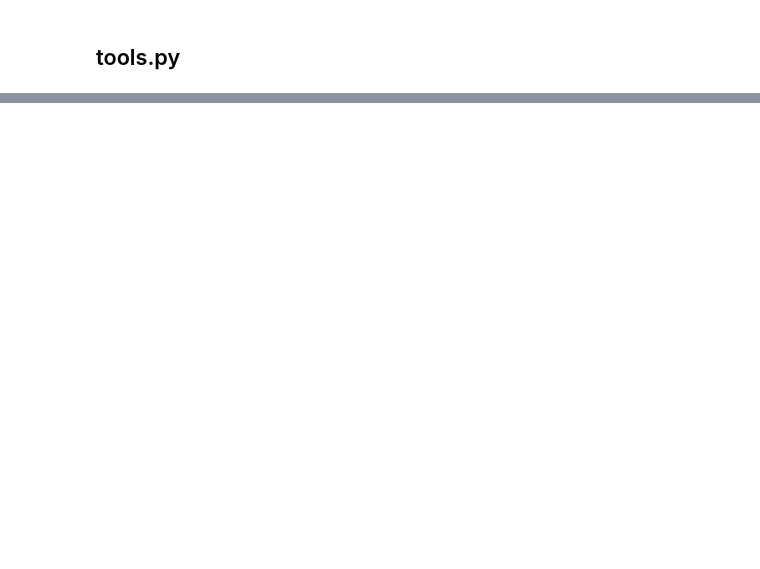
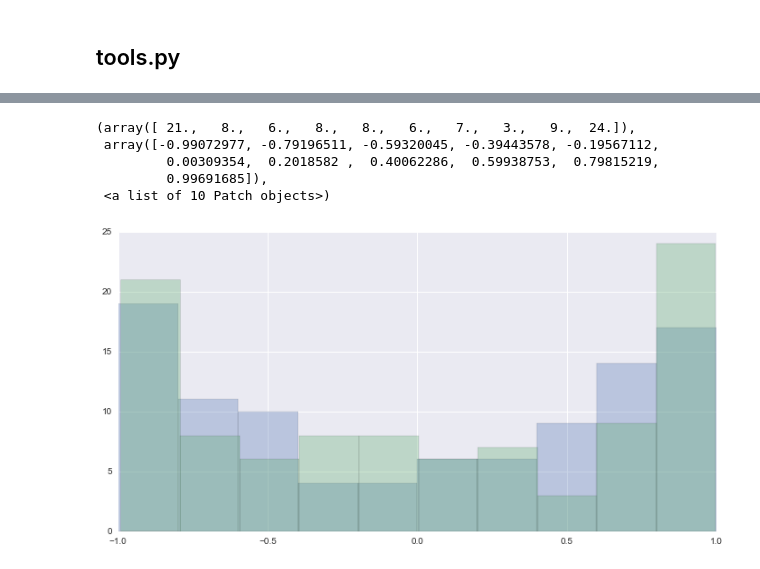
Before and after one commit to rbardenet/dppmc, a Jupyter notebook: dppmc/docs/examples.ipynb, the cells around one changed output, grey strips where cells are left out. Cells and saved outputs as stored; diff of their text form; code cells hidden in the pictures; blank space fills up the shorter version.

```diff
--- a/dppmc/docs/examples.ipynb
+++ b/dppmc/docs/examples.ipynb
@@ -38,0 +200,10 @@ for i in GradedOrder(10, 2):
+# %%
+plt.hist(mydpp.X[:,0], alpha=.3)
+plt.hist(mydpp.X[:,1], alpha=.3)
+# %% [output]
+(array([ 21.,   8.,   6.,   8.,   8.,   6.,   7.,   3.,   9.,  24.]),
+ array([-0.99072977, -0.79196511, -0.59320045, -0.39443578, -0.19567112,
+         0.00309354,  0.2018582 ,  0.40062286,  0.59938753,  0.79815219,
+         0.99691685]),
+ <a list of 10 Patch objects>)
+[figure, added]
```
Also changed, not shown: parts of 16 cells of this notebook, 10 other files.
